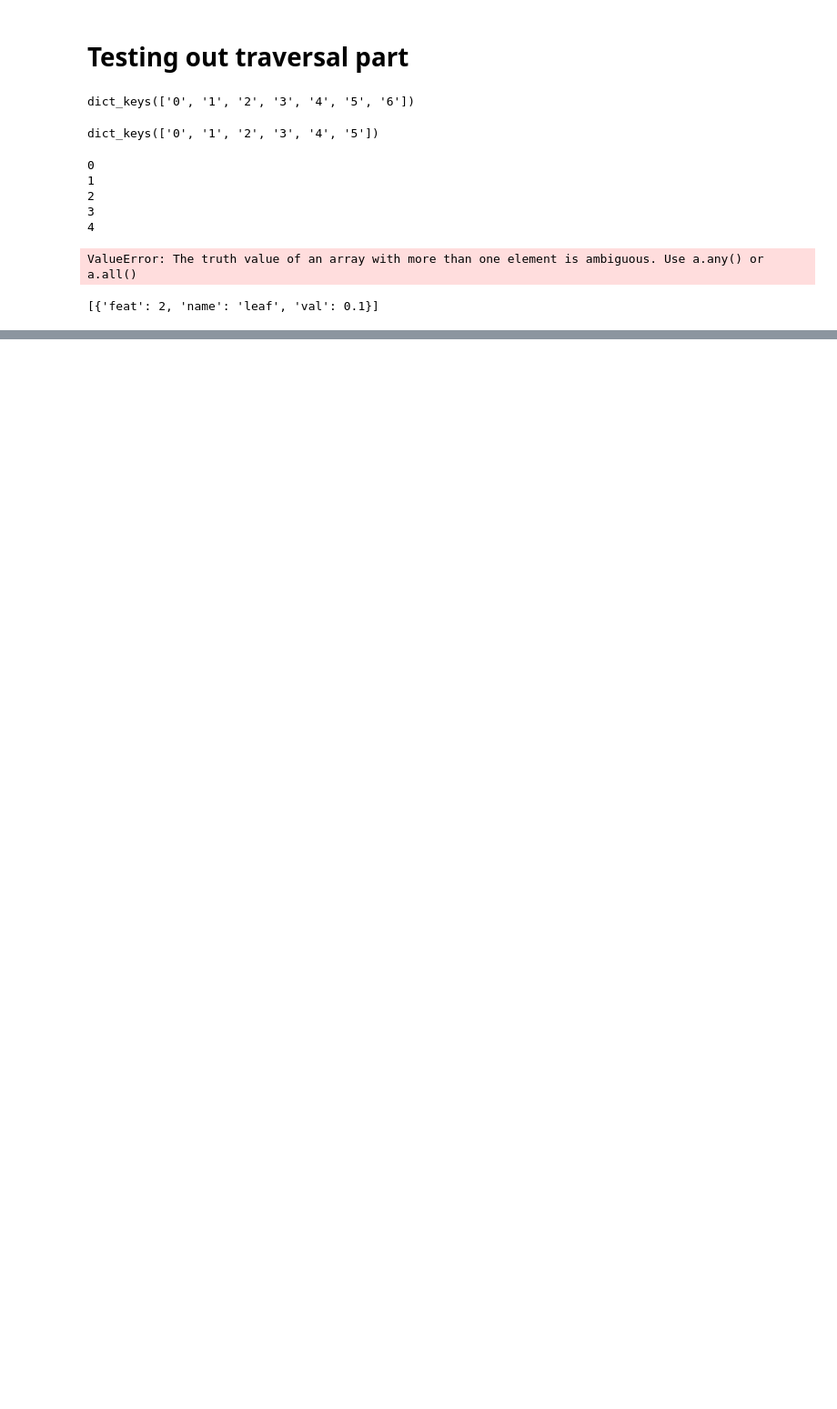
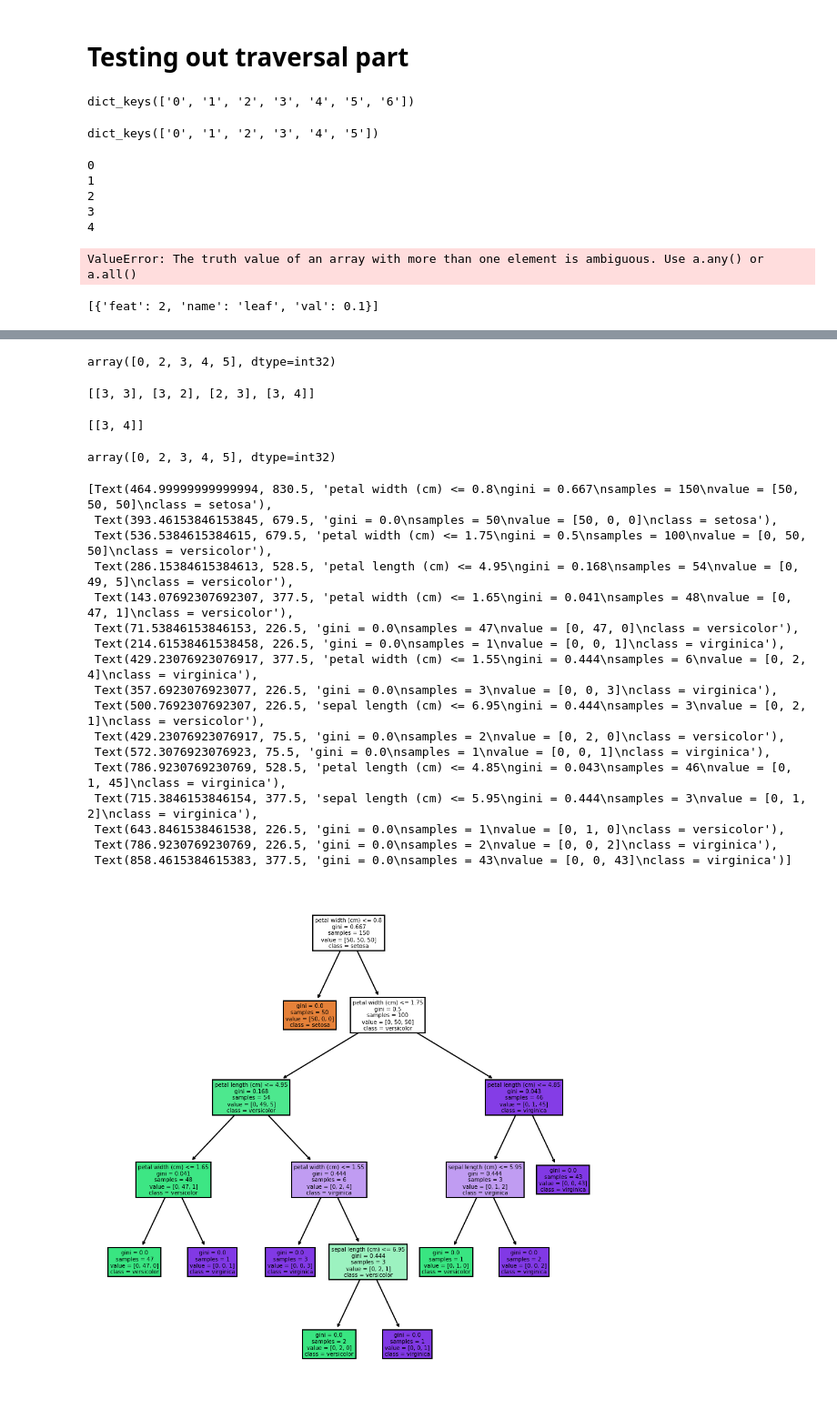
Before and after one commit to rdverse/seeForest, a Jupyter notebook: experiment.ipynb, the cells around one changed output, grey strips where cells are left out. Shown at 91% size. Cells and saved outputs as stored; diff of their text form; code cells hidden in the pictures; blank space fills up the shorter version.

```diff
--- a/experiment.ipynb
+++ b/experiment.ipynb
@@ -630,0 +660,5 @@ rightStack
+# %%
+clf = DecisionTreeClassifier(max_depth=5)
+clf.fit(data.data,data.target)
+feature = clf.tree_.feature
+threshold = clf.tree_.threshold
@@ -630,0 +752,39 @@ rightStack
+# %%
+node_index
+# %% [output]
+array([0, 2, 3, 4, 5], dtype=int32)
+# %%
+crunchDecisions
+# %% [output]
+[[3, 3], [3, 2], [2, 3], [3, 4]]
+# %%
+crunchDecisions
+# %% [output]
+[[3, 4]]
+# %%
+node_index
+# %% [output]
+array([0, 2, 3, 4, 5], dtype=int32)
+# %%
+import matplotlib.pyplot as plt
+plt.figure(figsize=(8,8), dpi = 150)
+plot_tree(clf, feature_names =data.feature_names, filled=True,class_names = data.target_names)
+# %% [output]
+[Text(464.99999999999994, 830.5, 'petal width (cm) <= 0.8\ngini = 0.667\nsamples = 150\nvalue = [50, 50, 50]\nclass = setosa'),
+ Text(393.46153846153845, 679.5, 'gini = 0.0\nsamples = 50\nvalue = [50, 0, 0]\nclass = setosa'),
+ Text(536.5384615384615, 679.5, 'petal width (cm) <= 1.75\ngini = 0.5\nsamples = 100\nvalue = [0, 50, 50]\nclass = versicolor'),
+ Text(286.15384615384613, 528.5, 'petal length (cm) <= 4.95\ngini = 0.168\nsamples = 54\nvalue = [0, 49, 5]\nclass = versicolor'),
+ Text(143.07692307692307, 377.5, 'petal width (cm) <= 1.65\ngini = 0.041\nsamples = 48\nvalue = [0, 47, 1]\nclass = versicolor'),
+ Text(71.53846153846153, 226.5, 'gini = 0.0\nsamples = 47\nvalue = [0, 47, 0]\nclass = versicolor'),
+ Text(214.61538461538458, 226.5, 'gini = 0.0\nsamples = 1\nvalue = [0, 0, 1]\nclass = virginica'),
+ Text(429.23076923076917, 377.5, 'petal width (cm) <= 1.55\ngini = 0.444\nsamples = 6\nvalue = [0, 2, 4]\nclass = virginica'),
+ Text(357.6923076923077, 226.5, 'gini = 0.0\nsamples = 3\nvalue = [0, 0, 3]\nclass = virginica'),
+ Text(500.7692307692307, 226.5, 'sepal length (cm) <= 6.95\ngini = 0.444\nsamples = 3\nvalue = [0, 2, 1]\nclass = versicolor'),
+ Text(429.23076923076917, 75.5, 'gini = 0.0\nsamples = 2\nvalue = [0, 2, 0]\nclass = versicolor'),
+ Text(572.3076923076923, 75.5, 'gini = 0.0\nsamples = 1\nvalue = [0, 0, 1]\nclass = virginica'),
+ Text(786.9230769230769, 528.5, 'petal length (cm) <= 4.85\ngini = 0.043\nsamples = 46\nvalue = [0, 1, 45]\nclass = virginica'),
+ Text(715.3846153846154, 377.5, 'sepal length (cm) <= 5.95\ngini = 0.444\nsamples = 3\nvalue = [0, 1, 2]\nclass = virginica'),
+ Text(643.8461538461538, 226.5, 'gini = 0.0\nsamples = 1\nvalue = [0, 1, 0]\nclass = versicolor'),
+ Text(786.9230769230769, 226.5, 'gini = 0.0\nsamples = 2\nvalue = [0, 0, 2]\nclass = virginica'),
+ Text(858.4615384615383, 377.5, 'gini = 0.0\nsamples = 43\nvalue = [0, 0, 43]\nclass = virginica')]
+[figure, added]
```
Also changed, not shown: parts of 12 cells of this notebook, 13 other files.
